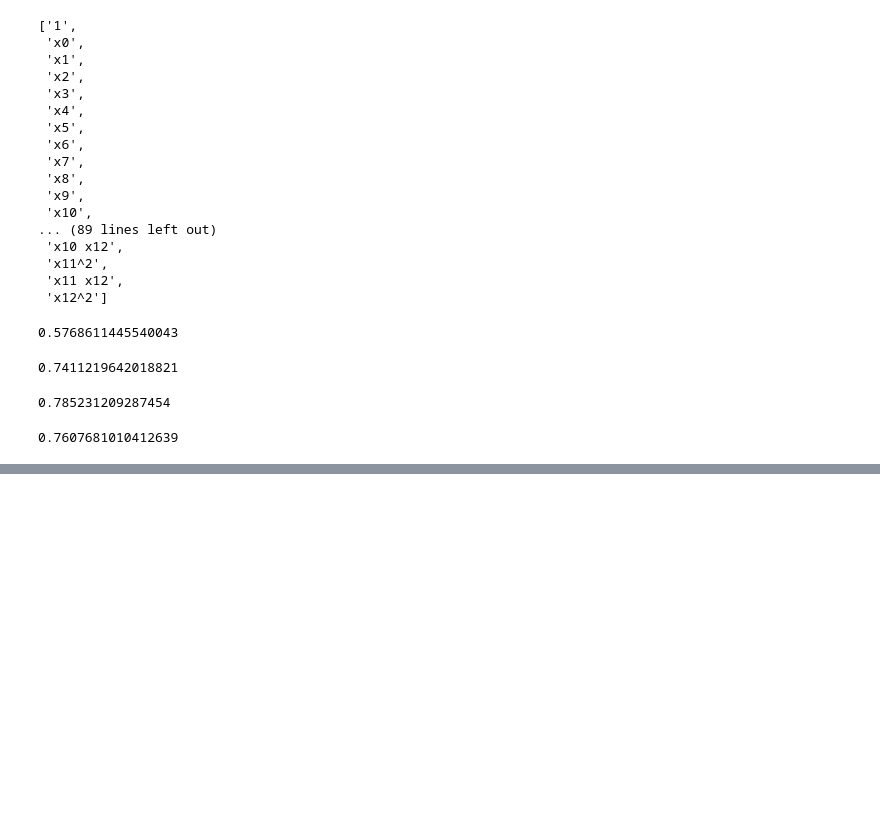
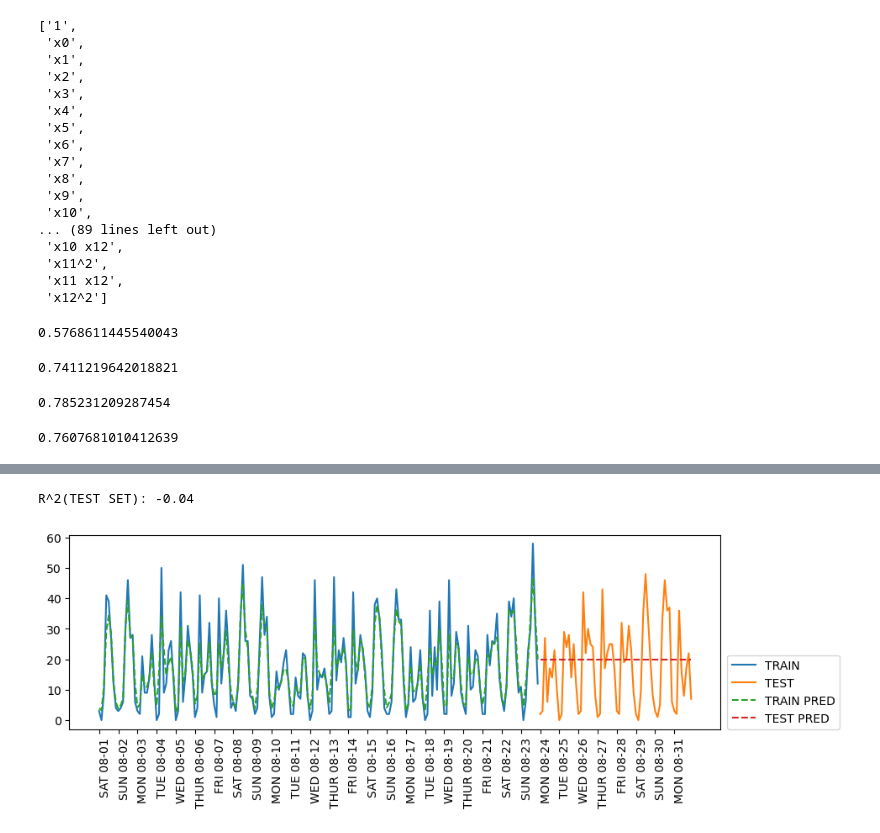
Before and after one commit to davidptuackr/ppb, a Jupyter notebook: 04_특성공학.ipynb, the cells around one changed output, grey strips where cells are left out. Drawn from its saved outputs; the diff is of its cells as text; code cells hidden in the pictures; blank space fills up the shorter version.

```diff
--- a/04_특성공학.ipynb
+++ b/04_특성공학.ipynb
@@ -516,0 +738,28 @@ rf.score(X_test_poly, y_test)
+# %%
+n_train = 184
+
+def eval_on_features(features, target, regressor):
+    X_train, X_test = features[ : n_train], features[n_train : ]
+    y_train, y_test = target[ : n_train], target[n_train : ]
+    regressor.fit(X_train, y_train)
+    print('R^2(TEST SET): {:.2f}'.format(regressor.score(X_test, y_test)))
+
+    y_pred = regressor.predict(X_test)
+    y_pred_train = regressor.predict(X_train)
+
+    plt.figure(figsize=(10, 3))
+
+    plt.xticks(range(0, len(X), 8), xticks_name, rotation=90, ha='left')
+
+    plt.plot(range(n_train), y_train, label='TRAIN')
+    plt.plot(range(n_train, len(y_test) + n_train), y_test, '-', label='TEST')
+    plt.plot(range(n_train), y_pred_train, '--', label='TRAIN PRED')
+    plt.plot(range(n_train, len(y_test) + n_train), y_pred, '--', label='TEST PRED')
+
+    plt.legend(loc=(1.01, 0))
+# %%
+regressor = RandomForestRegressor(n_estimators=100, random_state=0)
+eval_on_features(X, y, regressor)
+# %% [output]
+R^2(TEST SET): -0.04
+[figure, added]
```
Also changed, not shown: parts of 40 cells of this notebook.
